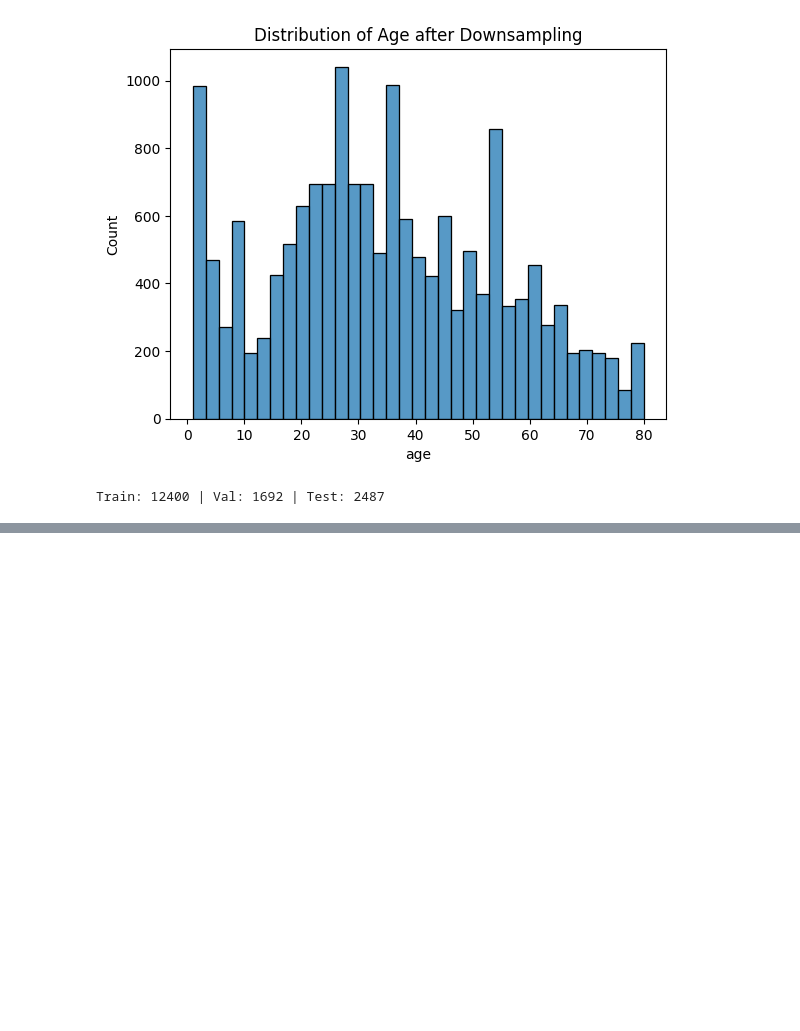
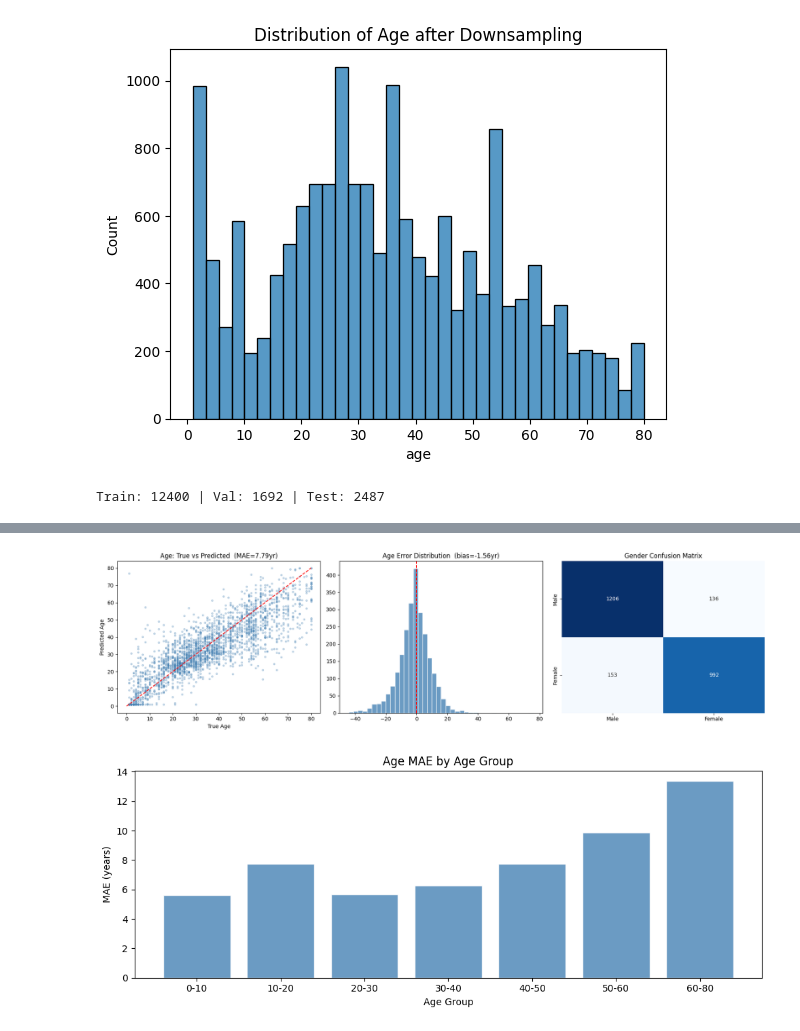
Before and after one commit to DiliniSew/Deep-Learning_Mini-Project, a Jupyter notebook: Copy_of_Notebook_gdesh.ipynb, the cells around one changed output, grey strips where cells are left out. Saved outputs shown, nothing was run; the diff lists cells and outputs as text; code cells hidden in the pictures; blank space fills up the shorter version.

```diff
--- a/Copy_of_Notebook_gdesh.ipynb
+++ b/Copy_of_Notebook_gdesh.ipynb
@@ -479,0 +487,68 @@ Test Gender Acc  : 84.2%
+# %%
+from sklearn.metrics import classification_report, confusion_matrix, mean_absolute_error, mean_squared_error, r2_score
+
+model = tf.keras.models.load_model('best_model.keras')
+
+age_true, age_pred_all, gender_true, gender_pred_raw = [], [], [], []
+
+for imgs, labels in test_ds:
+    ap, gp = model.predict(imgs, verbose=0)
+    age_true.extend(labels['age_output'].numpy())
+    age_pred_all.extend(ap.flatten())
+    gender_true.extend(labels['gender_output'].numpy())
+    gender_pred_raw.extend(gp.flatten())
+
+age_true     = np.array(age_true)
+age_pred_all = np.clip(np.array(age_pred_all), 1, 80)
+gender_true  = np.array(gender_true).astype(int)
+gender_pred  = (np.array(gender_pred_raw) >= 0.5).astype(int)
+
+mae     = mean_absolute_error(age_true, age_pred_all)
+rmse    = np.sqrt(mean_squared_error(age_true, age_pred_all))
+r2      = r2_score(age_true, age_pred_all)
+within5 = np.mean(np.abs(age_true - age_pred_all) <= 5) * 100
+within10= np.mean(np.abs(age_true - age_pred_all) <= 10) * 100
+
+print("=" * 45)
+print("AGE REGRESSION METRICS")
+print("=" * 45)
+print(f"  MAE          : {mae:.2f} years")
+print(f"  RMSE         : {rmse:.2f} years")
+print(f"  R²           : {r2:.4f}")
+print(f"  Within ±5yr  : {within5:.1f}%")
+print(f"  Within ±10yr : {within10:.1f}%")
+
+print("\n" + "=" * 45)
+print("GENDER CLASSIFICATION METRICS")
+print("=" * 45)
+print(classification_report(gender_true, gender_pred, target_names=['Male', 'Female']))
+
+fig, axes = plt.subplots(1, 3, figsize=(18, 5))
+axes[0].scatter(age_true, age_pred_all, alpha=0.3, s=10, c='steelblue')
+axes[0].plot([0, 80], [0, 80], 'r--', lw=1.5)
+axes[0].set_xlabel("True Age"); axes[0].set_ylabel("Predicted Age")
+axes[0].set_title(f"Age: True vs Predicted  (MAE={mae:.2f}yr)")
+
+errors = age_pred_all - age_true
+axes[1].hist(errors, bins=40, color='steelblue', edgecolor='white', alpha=0.8)
+axes[1].axvline(0, color='red', lw=1.5, linestyle='--')
+axes[1].set_title(f"Age Error Distribution  (bias={errors.mean():.2f}yr)")
+
+cm = confusion_matrix(gender_true, gender_pred)
+sns.heatmap(cm, annot=True, fmt='d', ax=axes[2],
+            xticklabels=['Male','Female'], yticklabels=['Male','Female'],
+            cmap='Blues', cbar=False)
+axes[2].set_title("Gender Confusion Matrix")
+plt.tight_layout(); plt.show()
+
+fig2, ax = plt.subplots(figsize=(10, 4))
+bins = [0,10,20,30,40,50,60,80]
+bin_labels = ['0-10','10-20','20-30','30-40','40-50','50-60','60-80']
+bin_idx = np.digitize(age_true, bins) - 1
+group_mae = [mean_absolute_error(age_true[bin_idx==i], age_pred_all[bin_idx==i])
+             if (bin_idx==i).sum() > 0 else 0 for i in range(len(bin_labels))]
+ax.bar(bin_labels, group_mae, color='steelblue', alpha=0.8, edgecolor='white')
+ax.set_xlabel("Age Group"); ax.set_ylabel("MAE (years)")
+ax.set_title("Age MAE by Age Group")
+plt.tight_layout(); plt.show()
+# %% [output]
@@ -480 +575,3 @@ Test Gender Acc  : 84.2%
+[figure, added]
+[figure, added]
 # %%
```
Also changed, not shown: parts of 12 cells of this notebook.
